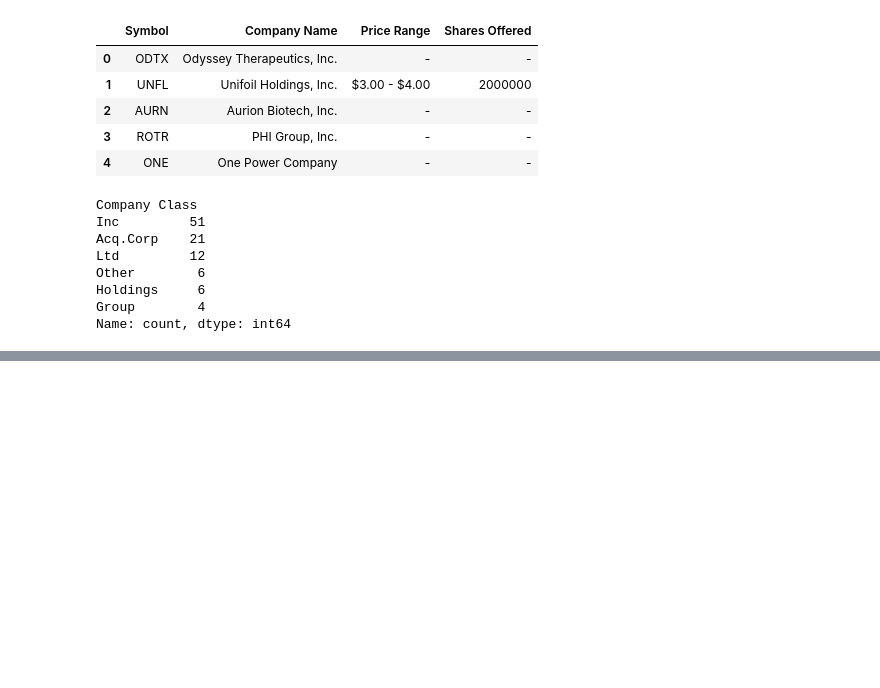
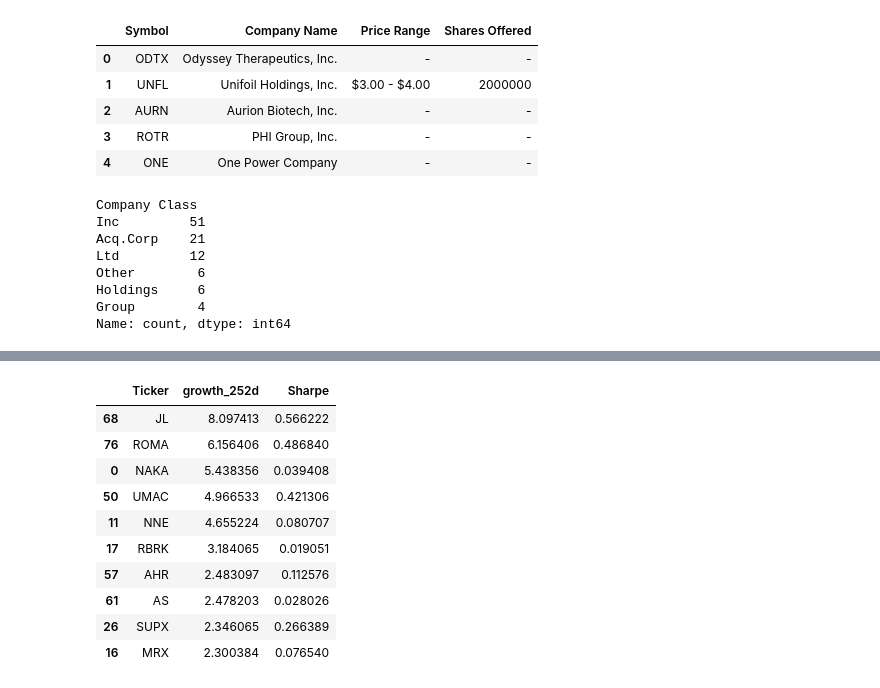
Before and after one commit to Kabalkina/stock_market_analytics_course, a Jupyter notebook: 02-dataframe-analysis/week2.ipynb, the cells around one changed output, grey strips where cells are left out. Cells and saved outputs as stored; diff of their text form; code cells hidden in the pictures; blank space fills up the shorter version.

```diff
--- a/02-dataframe-analysis/week2.ipynb
+++ b/02-dataframe-analysis/week2.ipynb
@@ -72,0 +271,7 @@ Name: count, dtype: int64
+# %%
+#Calculate the Sharpe ratio assuming a risk-free rate of 4.5%:
+
+stocks_df['Sharpe'] = (stocks_df['growth_252d'] - 0.045) / stocks_df['volatility']
+# %%
+#Filter the DataFrame to keep data only for the trading day '2025-06-06'
+stocks_df = stocks_df[stocks_df['Date'].astype(str) == '2025-06-06'].reset_index(drop=True)
@@ -72,0 +290,18 @@ Name: count, dtype: int64
+# %%
+#top 10 companies when sorting by growth_252d versus sorting by Sharpe
+top_growth = stocks_df[['Ticker', 'growth_252d', 'Sharpe']].sort_values(by='growth_252d', ascending=False).head(10)
+top_sharpe = stocks_df[['Ticker', 'Sharpe', 'growth_252d']].sort_values(by='Sharpe', ascending=False).head(10)
+# %%
+top_growth
+# %% [output]
+|  | Ticker | growth_252d | Sharpe |
+| 68 | JL | 8.097413 | 0.566222 |
+| 76 | ROMA | 6.156406 | 0.486840 |
+| 0 | NAKA | 5.438356 | 0.039408 |
+| 50 | UMAC | 4.966533 | 0.421306 |
+| 11 | NNE | 4.655224 | 0.080707 |
+| 17 | RBRK | 3.184065 | 0.019051 |
+| 57 | AHR | 2.483097 | 0.112576 |
+| 61 | AS | 2.478203 | 0.028026 |
+| 26 | SUPX | 2.346065 | 0.266389 |
+| 16 | MRX | 2.300384 | 0.076540 |
```
Also changed, not shown: parts of 18 cells of this notebook.
